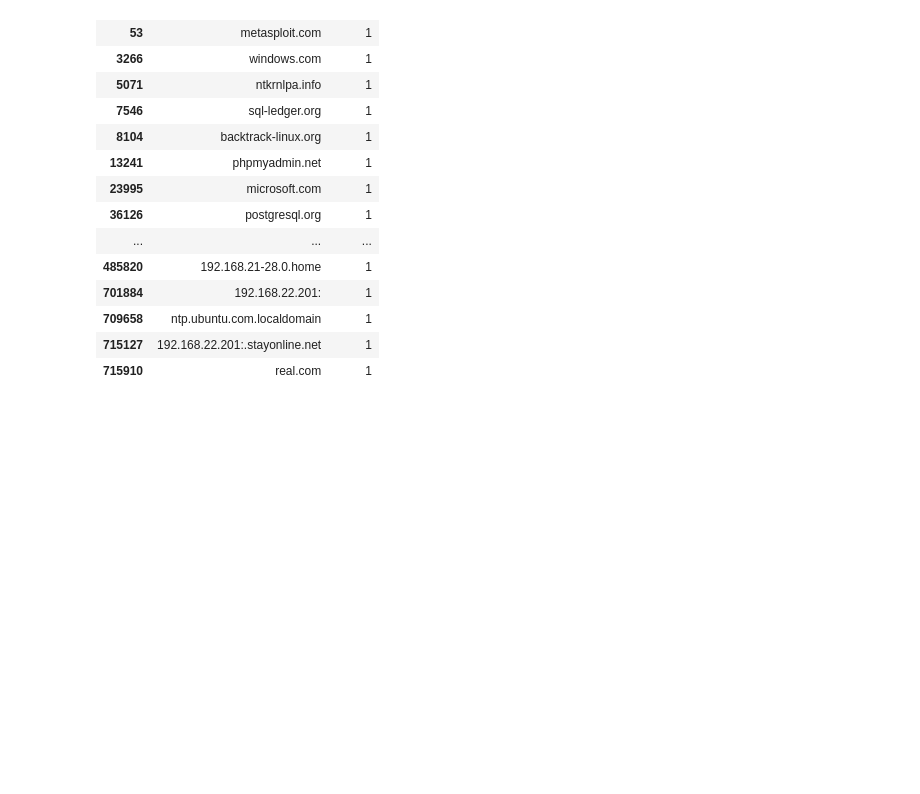
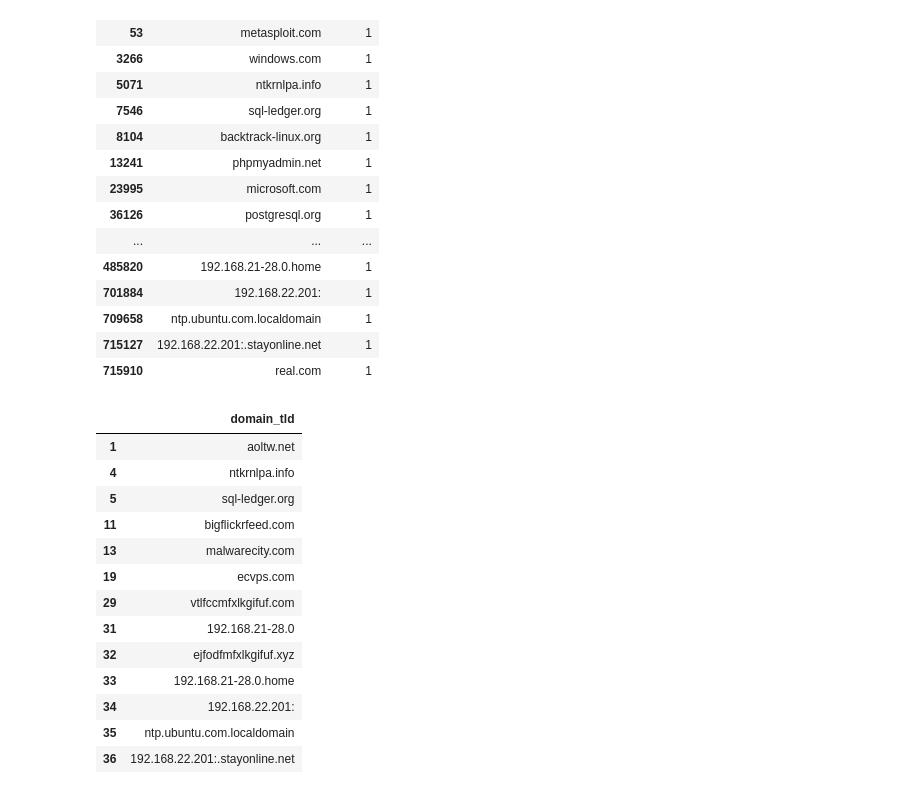
Before and after one commit to GuidoPadilla/lab9Redes, a Jupyter notebook: lab9.ipynb, the cells around one changed output. Drawn from its saved outputs; the diff is of its cells as text; code cells hidden in the pictures; blank space fills up the shorter version.

```diff
--- a/lab9.ipynb
+++ b/lab9.ipynb
@@ -202,3 +202,31 @@ clas_df
 | 709658 | ntp.ubuntu.com.localdomain | 1 |
 | 715127 | 192.168.22.201:.stayonline.net | 1 |
 | 715910 | real.com | 1 |
+# %%
+from flare.tools.umbrella import Umbrella
+
+# Si no les sirve flare descomenten esto
+# df = {'domain_tld': ['dropbox.com', 'aoltw.net', 'metasploit.com', 'windows.com', 'ntkrnlpa.info', 'sql-ledger.org', 'backtrack-linux.org', 'phpmyadmin.net','microsoft.com','postgresql.org','freepbx.org','bigflickrfeed.com','flickr.com','malwarecity.com','facebook.com','xmarks.com','cakephp.org','adams.net','clarkson.edu','ecvps.com','wisc.edu','easynews.com','bluehost.com','kernel.org','liquidweb.com','team-cymru.org','xmission.com','apple.com','msftncsi.com','vtlfccmfxlkgifuf.com','macromates.com','192.168.21-28.0','ejfodfmfxlkgifuf.xyz','192.168.21-28.0.home','192.168.22.201:','ntp.ubuntu.com.localdomain','192.168.22.201:.stayonline.net','real.com' ]}
+# clas_df = pd.DataFrame(df)
+
+umbrella_class = Umbrella(update=False) # Si les funciona flare cambien esto a True
+clas_df["domain_tld"] = clas_df["domain_tld"].apply(lambda x: 'None' if umbrella_class.domain_in_umbrella(x) else x)
+
+clas_df = clas_df.loc[clas_df["domain_tld"] != 'None']
+
+clas_df
+# %% [output]
+|  | domain_tld |
+| 1 | aoltw.net |
+| 4 | ntkrnlpa.info |
+| 5 | sql-ledger.org |
+| 11 | bigflickrfeed.com |
+| 13 | malwarecity.com |
+| 19 | ecvps.com |
+| 29 | vtlfccmfxlkgifuf.com |
+| 31 | 192.168.21-28.0 |
+| 32 | ejfodfmfxlkgifuf.xyz |
+| 33 | 192.168.21-28.0.home |
+| 34 | 192.168.22.201: |
+| 35 | ntp.ubuntu.com.localdomain |
+| 36 | 192.168.22.201:.stayonline.net |
```
Also changed, not shown: parts of 3 cells of this notebook.
